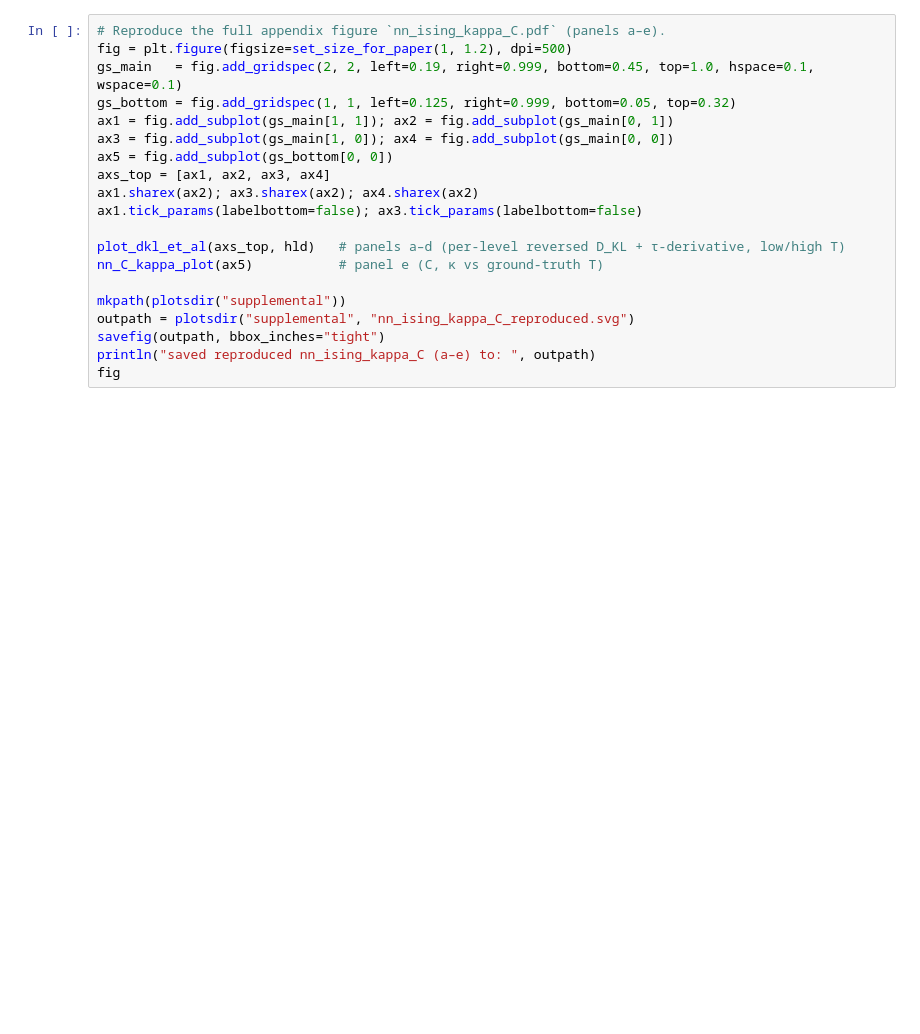
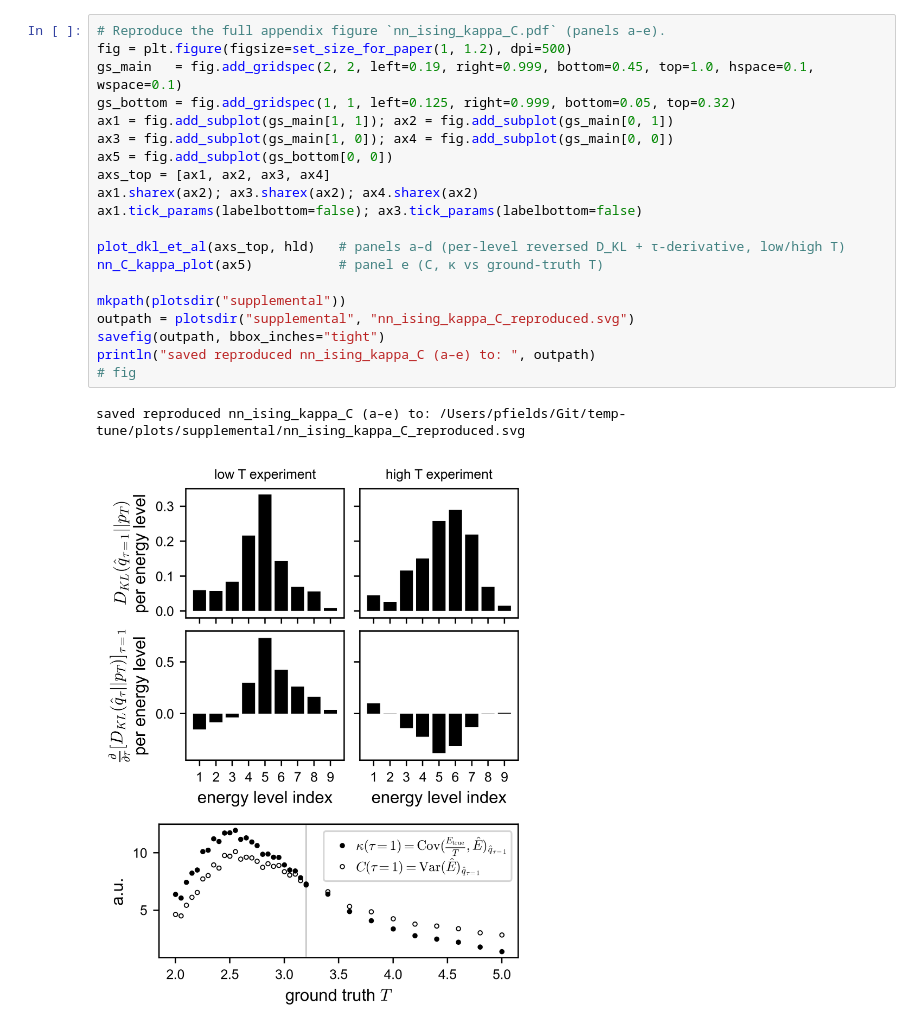
Before and after one commit to sepalmer/temp-tune, a Jupyter notebook: notebooks/supplemental/nn_ising_kappa.ipynb, the cells around one changed output. Drawn from its saved outputs; the diff is of its cells as text; blank space fills up the shorter version.

```diff
--- a/notebooks/supplemental/nn_ising_kappa.ipynb
+++ b/notebooks/supplemental/nn_ising_kappa.ipynb
@@ -146,20 +157,23 @@ end
 # %%
 # Reproduce the full appendix figure `nn_ising_kappa_C.pdf` (panels a–e).
 fig = plt.figure(figsize=set_size_for_paper(1, 1.2), dpi=500)
 gs_main   = fig.add_gridspec(2, 2, left=0.19, right=0.999, bottom=0.45, top=1.0, hspace=0.1, wspace=0.1)
 gs_bottom = fig.add_gridspec(1, 1, left=0.125, right=0.999, bottom=0.05, top=0.32)
 ax1 = fig.add_subplot(gs_main[1, 1]); ax2 = fig.add_subplot(gs_main[0, 1])
 ax3 = fig.add_subplot(gs_main[1, 0]); ax4 = fig.add_subplot(gs_main[0, 0])
 ax5 = fig.add_subplot(gs_bottom[0, 0])
 axs_top = [ax1, ax2, ax3, ax4]
 ax1.sharex(ax2); ax3.sharex(ax2); ax4.sharex(ax2)
 ax1.tick_params(labelbottom=false); ax3.tick_params(labelbottom=false)
 
 plot_dkl_et_al(axs_top, hld)   # panels a–d (per-level reversed D_KL + τ-derivative, low/high T)
 nn_C_kappa_plot(ax5)           # panel e (C, κ vs ground-truth T)
 
 mkpath(plotsdir("supplemental"))
 outpath = plotsdir("supplemental", "nn_ising_kappa_C_reproduced.svg")
 savefig(outpath, bbox_inches="tight")
 println("saved reproduced nn_ising_kappa_C (a–e) to: ", outpath)
-fig
+# fig
+# %% [output]
+saved reproduced nn_ising_kappa_C (a–e) to: /Users/pfields/Git/temp-tune/plots/supplemental/nn_ising_kappa_C_reproduced.svg
+[figure, added]
```
Also changed, not shown: parts of 5 cells of this notebook, 8 other files.
